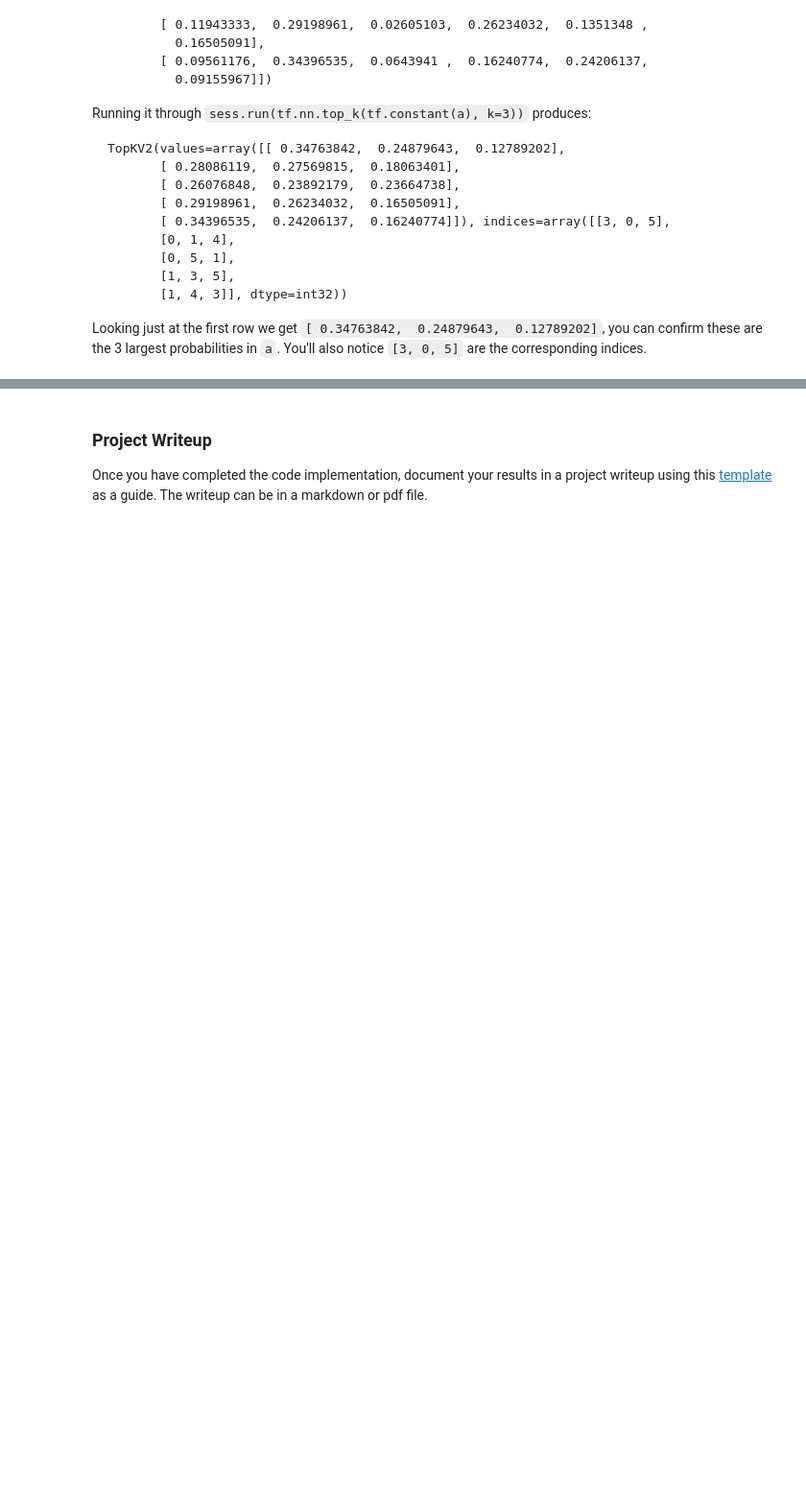
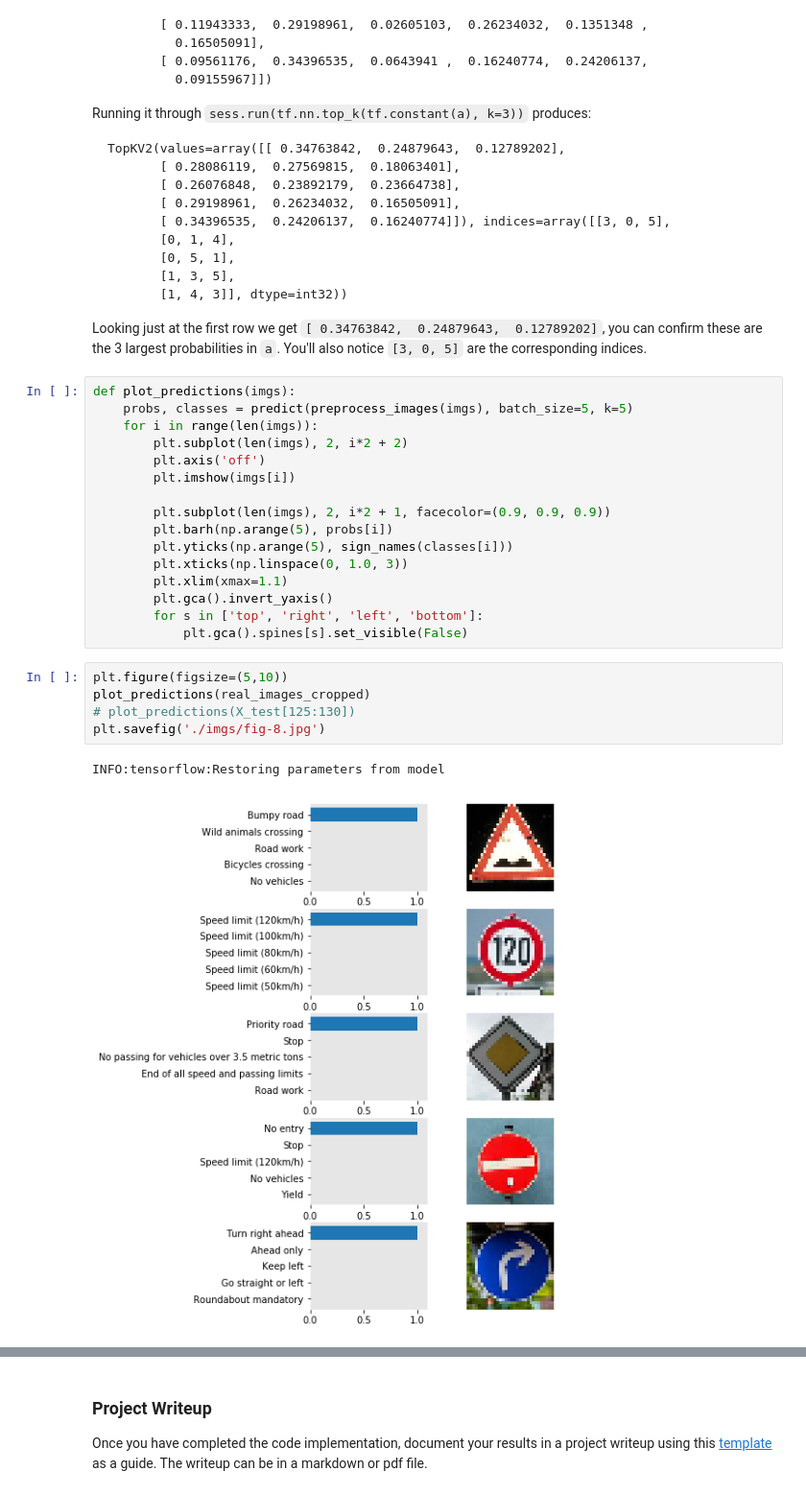
Before and after one commit to undo76/CarND-Traffic-Sign-Classifier-Project, a Jupyter notebook: Traffic_Sign_Classifier.ipynb, the cells around one changed output, grey strips where cells are left out. Shown at 96% size. Saved outputs shown, nothing was run; the diff lists cells and outputs as text; blank space fills up the shorter version.

````diff
--- a/Traffic_Sign_Classifier.ipynb
+++ b/Traffic_Sign_Classifier.ipynb
@@ -606,6 +604,30 @@ TopKV2(values=array([[ 0.34763842,  0.24879643,  0.12789202],
 ```
 
 Looking just at the first row we get `[ 0.34763842,  0.24879643,  0.12789202]`, you can confirm these are the 3 largest probabilities in `a`. You'll also notice `[3, 0, 5]` are the corresponding indices.
+# %%
+def plot_predictions(imgs):
+    probs, classes = predict(preprocess_images(imgs), batch_size=5, k=5)
+    for i in range(len(imgs)):
+        plt.subplot(len(imgs), 2, i*2 + 2)
+        plt.axis('off')
+        plt.imshow(imgs[i])
+
+        plt.subplot(len(imgs), 2, i*2 + 1, facecolor=(0.9, 0.9, 0.9))
+        plt.barh(np.arange(5), probs[i])
+        plt.yticks(np.arange(5), sign_names(classes[i]))
+        plt.xticks(np.linspace(0, 1.0, 3))
+        plt.xlim(xmax=1.1)
+        plt.gca().invert_yaxis()
+        for s in ['top', 'right', 'left', 'bottom']:
+            plt.gca().spines[s].set_visible(False)
+# %%
+plt.figure(figsize=(5,10))
+plot_predictions(real_images_cropped)
+# plot_predictions(X_test[125:130])
+plt.savefig('./imgs/fig-8.jpg')
+# %% [output]
+INFO:tensorflow:Restoring parameters from model
+[figure, added]
 # %%
 ### Print out the top five softmax probabilities for the predictions on the German traffic sign images found on the web.
 ### Feel free to use as many code cells as needed.
````
Also changed, not shown: parts of 11 cells of this notebook, 7 other files.
